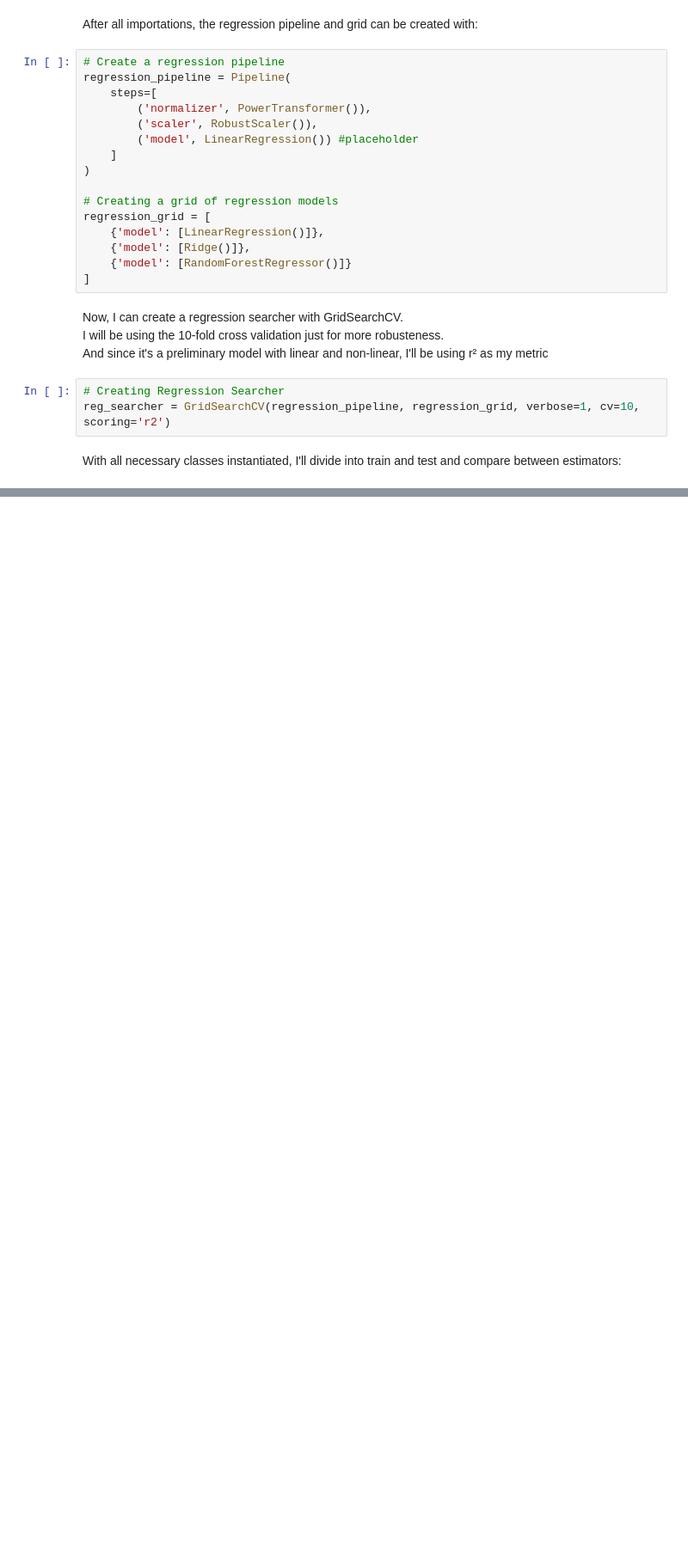
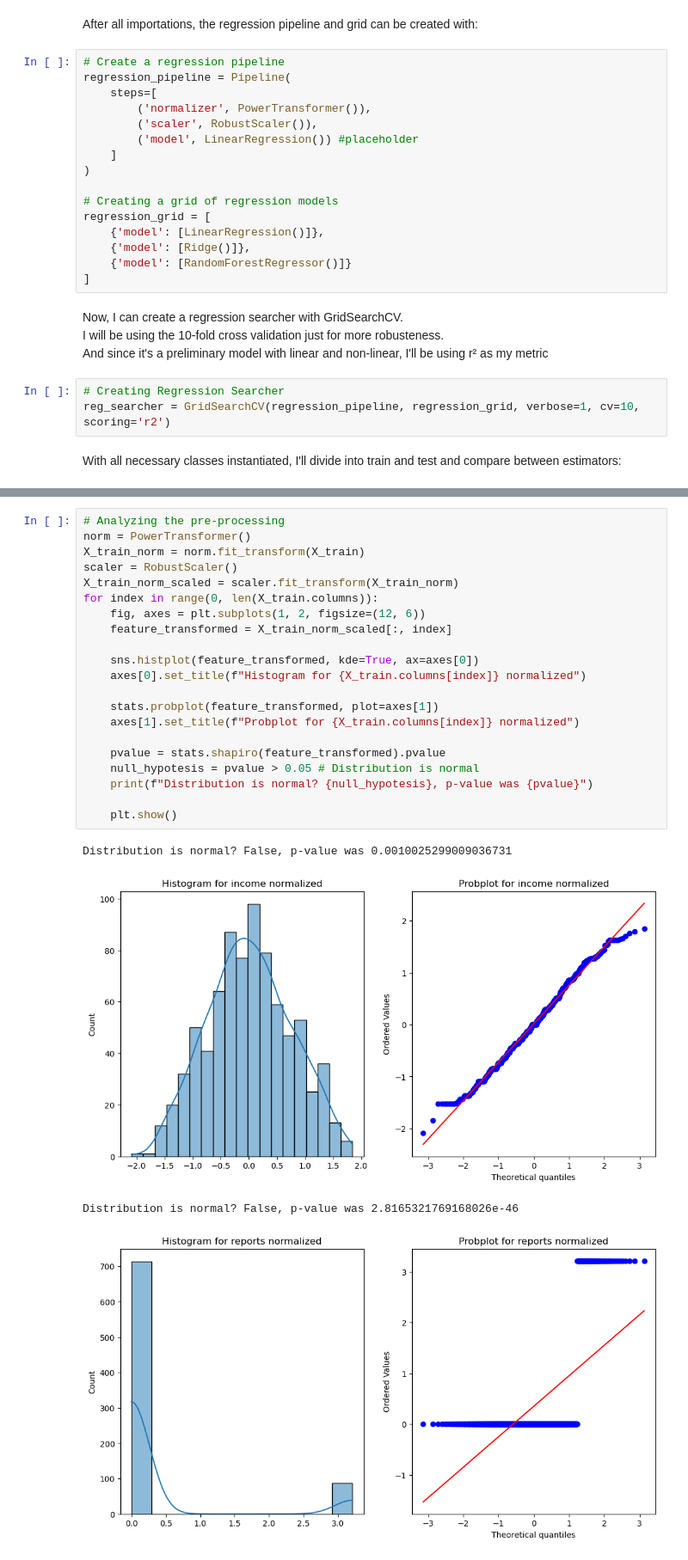
Before and after one commit to viniciussuares/CreditAnalysis, a Jupyter notebook: CreditAnalysis/notebook/CreditAnalysisClassification.ipynb, the cells around one changed output, grey strips where cells are left out. Shown at 86% size. Saved outputs shown, nothing was run; the diff lists cells and outputs as text; blank space fills up the shorter version.

Commit message:
Checking pre-processing and retesting with more features

```diff
--- a/CreditAnalysis/notebook/CreditAnalysisClassification.ipynb
+++ b/CreditAnalysis/notebook/CreditAnalysisClassification.ipynb
@@ -574,0 +591,26 @@ It might suggest I need more features in the model, and maybe that linear will w
+# %%
+# Analyzing the pre-processing
+norm = PowerTransformer()
+X_train_norm = norm.fit_transform(X_train)
+scaler = RobustScaler()
+X_train_norm_scaled = scaler.fit_transform(X_train_norm)
+for index in range(0, len(X_train.columns)):
+    fig, axes = plt.subplots(1, 2, figsize=(12, 6))
+    feature_transformed = X_train_norm_scaled[:, index]
+
+    sns.histplot(feature_transformed, kde=True, ax=axes[0])
+    axes[0].set_title(f"Histogram for {X_train.columns[index]} normalized")
+
+    stats.probplot(feature_transformed, plot=axes[1])
+    axes[1].set_title(f"Probplot for {X_train.columns[index]} normalized")
+
+    pvalue = stats.shapiro(feature_transformed).pvalue
+    null_hypotesis = pvalue > 0.05 # Distribution is normal
+    print(f"Distribution is normal? {null_hypotesis}, p-value was {pvalue}")
+
+    plt.show()
+# %% [output]
+Distribution is normal? False, p-value was 0.0010025299009036731
+[figure, added]
+Distribution is normal? False, p-value was 2.8165321769168026e-46
+[figure, added]
```
Also changed, not shown: parts of 10 cells of this notebook.
